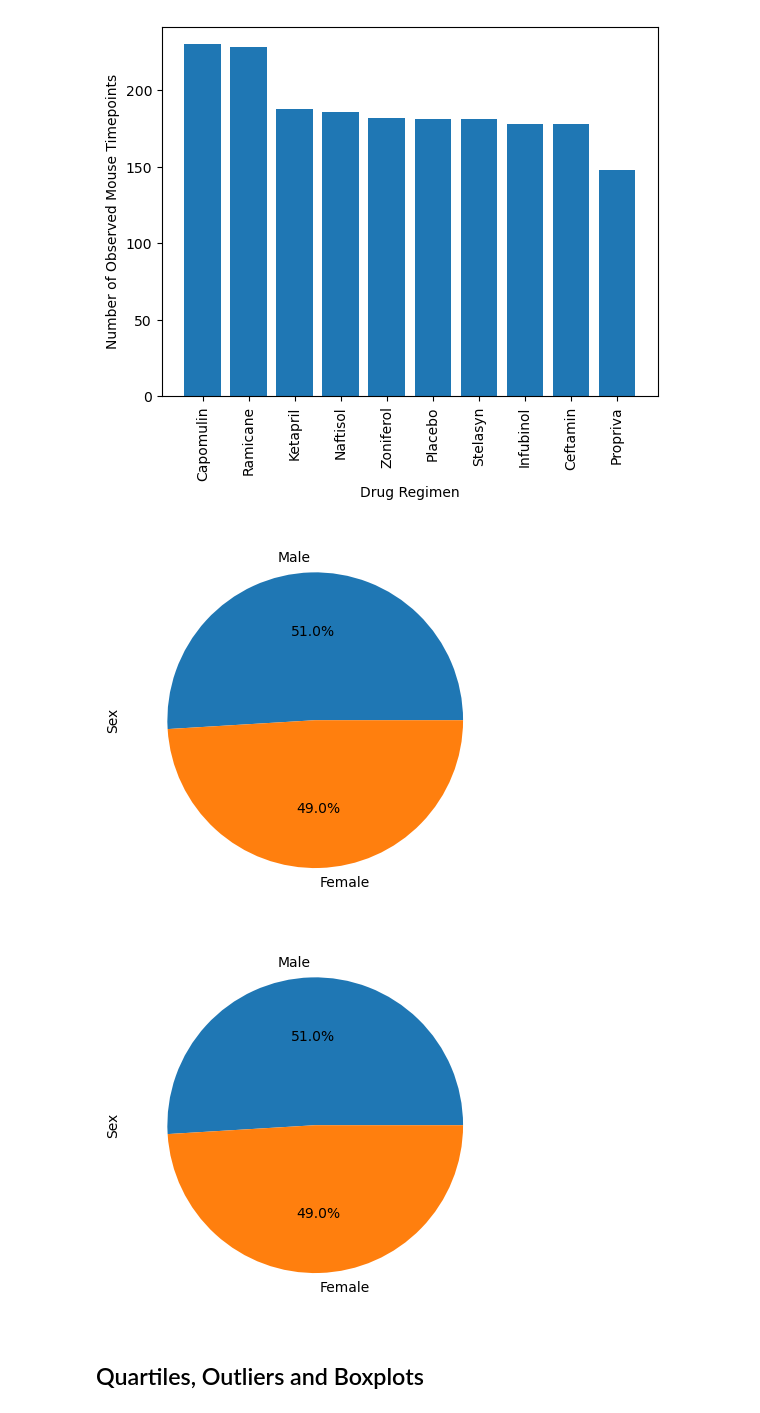
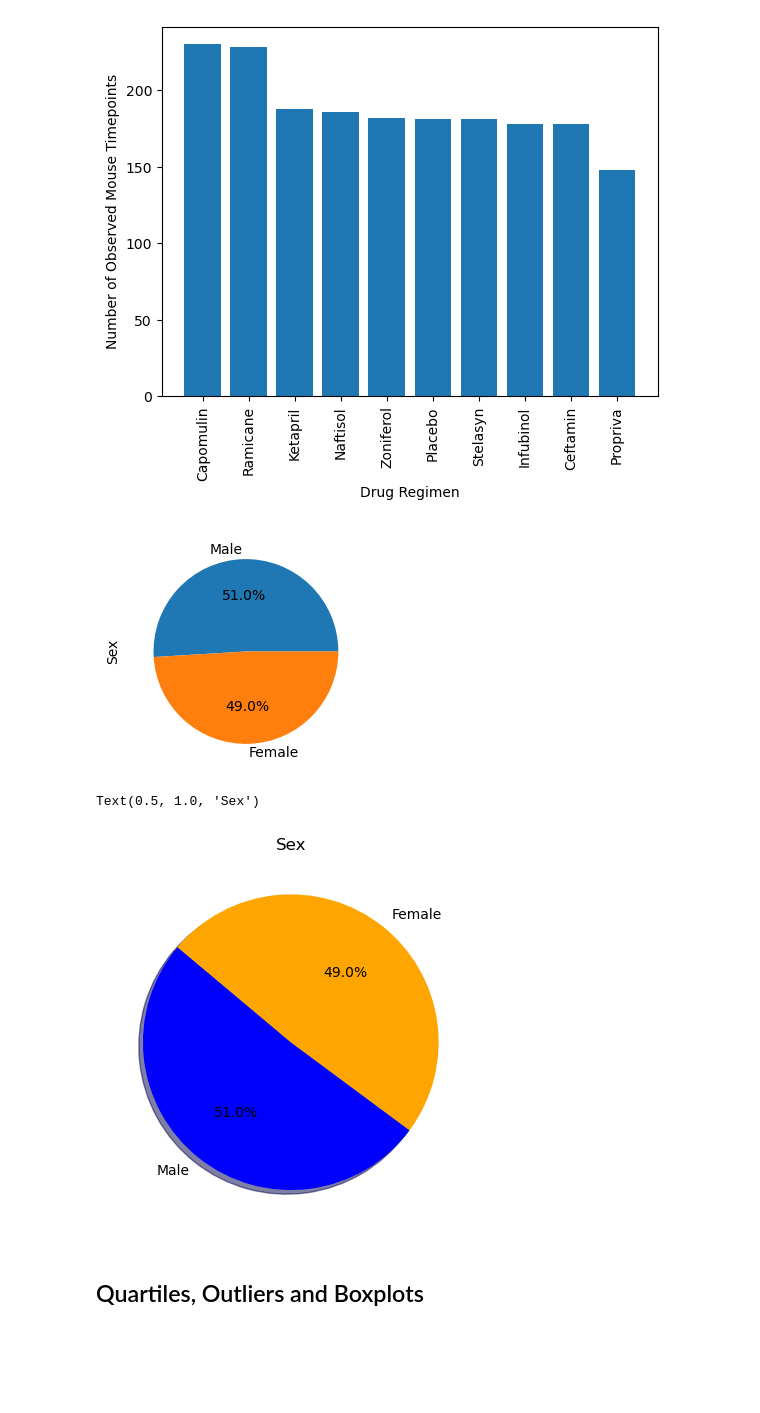
Before and after one commit to DakNewcomb/Module_5_challenge, a Jupyter notebook: Pymaceuticals/pymaceuticals_starter.ipynb, the cells around one changed output. Saved outputs shown, nothing was run; the diff lists cells and outputs as text; code cells hidden in the pictures; blank space fills up the shorter version.

```diff
--- a/Pymaceuticals/pymaceuticals_starter.ipynb
+++ b/Pymaceuticals/pymaceuticals_starter.ipynb
@@ -154,12 +154,18 @@ Text(0, 0.5, 'Number of Observed Mouse Timepoints')
 [figure]
 # %%
 # Generate a pie plot showing the distribution of female versus male mice using Pandas
+mouse_gender = cleaned_df['Sex'].value_counts()
+mouse_gender.plot(kind='pie', autopct="%.1f%%", figsize=(4,3), fontsize=10);
 # %% [output]
-[figure, old version]
+[figure, new version]
 # %%
 # Generate a pie plot showing the distribution of female versus male mice using pyplot
+plt.pie(mouse_gender,labels = ['Male','Female'], colors = ['blue', 'orange'],
+        autopct="%1.1f%%", shadow=True, startangle=140 )
+plt.title('Sex', fontsize=12, loc='center')
 # %% [output]
+Text(0.5, 1.0, 'Sex')
-[figure, old version]
+[figure, new version]
 # %% [markdown]
 ## Quartiles, Outliers and Boxplots
 # %%
```
Also changed, not shown: parts of 4 cells of this notebook.
